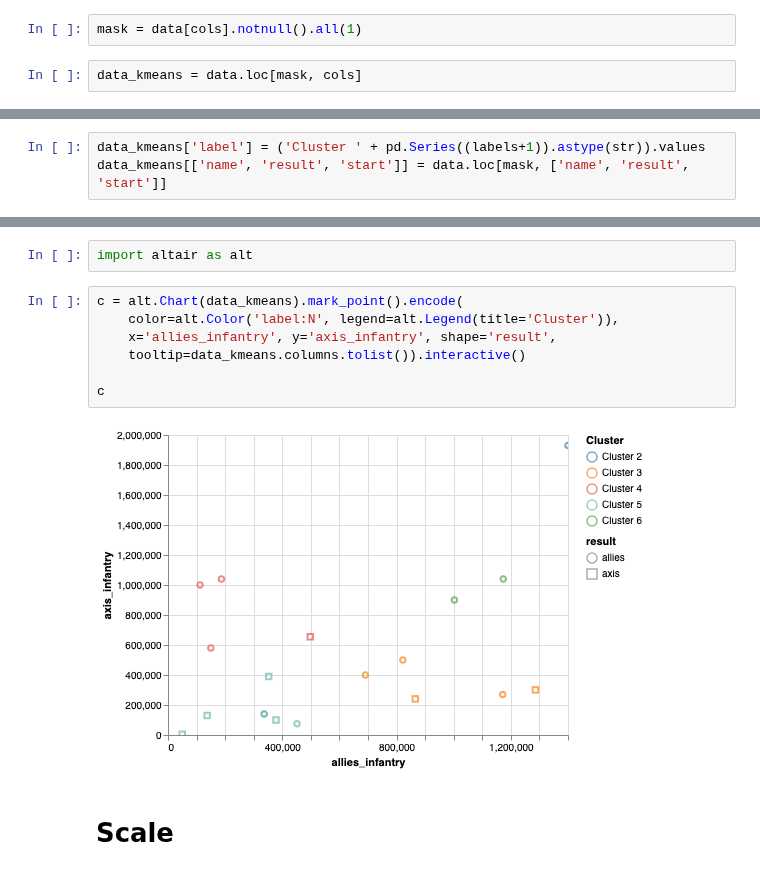
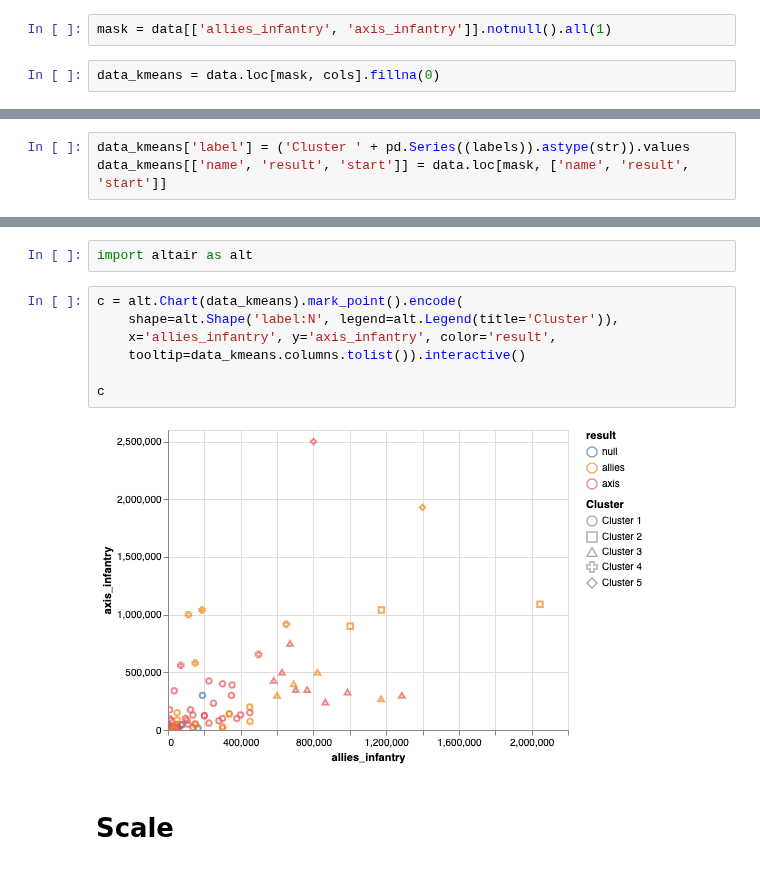
Before and after one commit to PacktPublishing/Learn-Python-by-Building-Data-Science-Applications, a Jupyter notebook: Chapter13/1_unsupervised_ml.ipynb, the cells around one changed output, grey strips where cells are left out. Drawn from its saved outputs; the diff is of its cells as text.

```diff
--- a/Chapter13/1_unsupervised_ml.ipynb
+++ b/Chapter13/1_unsupervised_ml.ipynb
@@ -50,9 +50,9 @@ cols = [
     'allies_guns', 'axis_guns'
 ]
 # %%
-mask = data[cols].notnull().all(1)
+mask = data[['allies_infantry', 'axis_infantry']].notnull().all(1)
 # %%
-data_kmeans = data.loc[mask, cols]
+data_kmeans = data.loc[mask, cols].fillna(0)
 # %%
 data_kmeans.shape
 # %% [output]
@@ -80,5 +82,5 @@ print(labels + 1)
 # %%
-data_kmeans['label'] = ('Cluster ' + pd.Series((labels+1)).astype(str)).values
+data_kmeans['label'] = ('Cluster ' + pd.Series((labels)).astype(str)).values
 data_kmeans[['name', 'result', 'start']] = data.loc[mask, ['name', 'result', 'start']]
 # %% [markdown]
 ## Visualise
@@ -86,13 +88,13 @@ data_kmeans[['name', 'result', 'start']] = data.loc[mask, ['name', 'result', 'st
 import altair as alt
 # %%
 c = alt.Chart(data_kmeans).mark_point().encode(
-    color=alt.Color('label:N', legend=alt.Legend(title='Cluster')),
-    x='allies_infantry', y='axis_infantry', shape='result',
+    shape=alt.Shape('label:N', legend=alt.Legend(title='Cluster')),
+    x='allies_infantry', y='axis_infantry', color='result',
     tooltip=data_kmeans.columns.tolist()).interactive()
 
 c
 # %% [output]
-[figure, old version]
+[figure, new version]
 # %% [markdown]
 # Scale
 # %%
```
Also changed, not shown: parts of 9 cells of this notebook, 2 other files.
